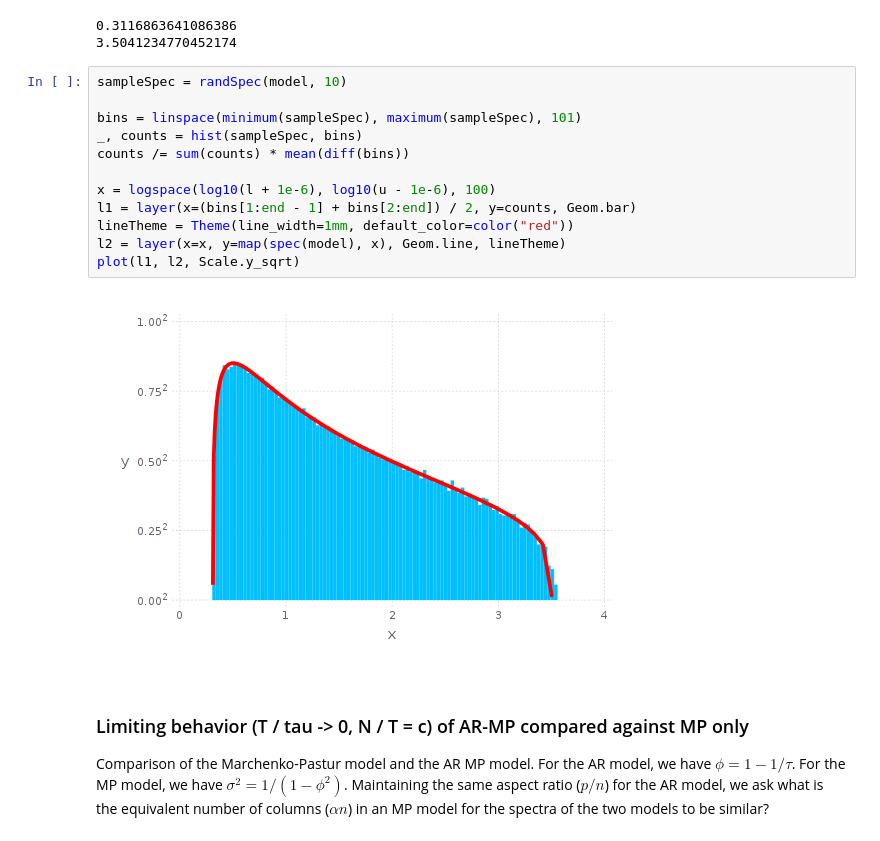
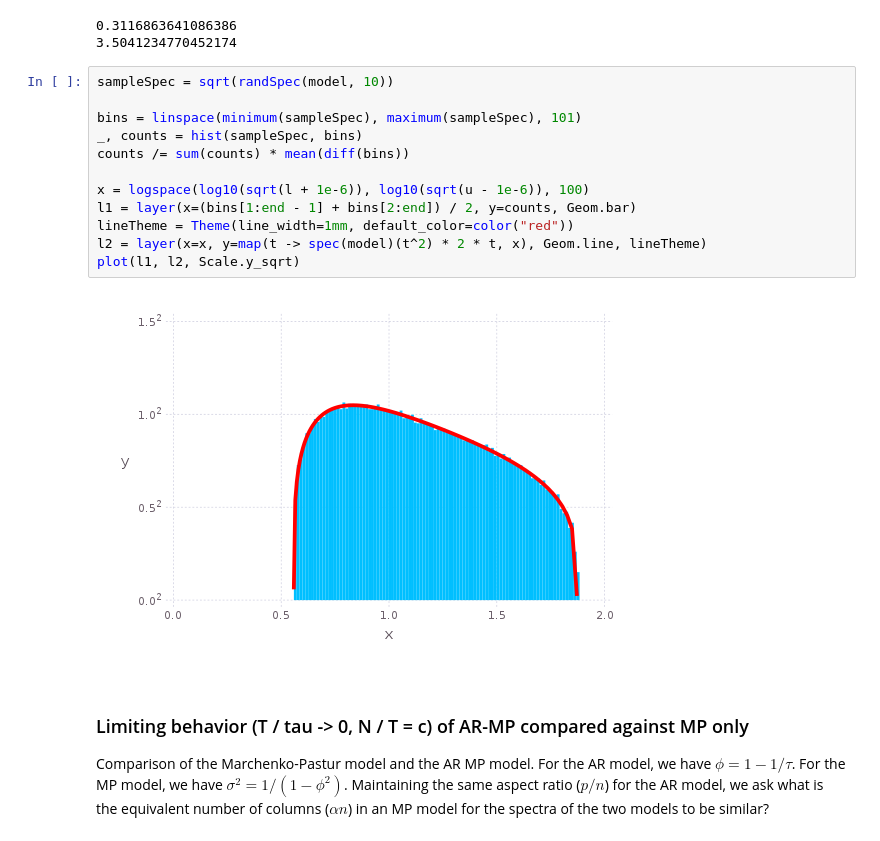
Before and after one commit to ganguli-lab/single-trial, a Jupyter notebook: AR MP.ipynb, the cells around one changed output. Cells and saved outputs as stored; diff of their text form.

```diff
--- a/AR MP.ipynb
+++ b/AR MP.ipynb
@@ -14,19 +14,19 @@ println(u);
 0.3116863641086386
 3.5041234770452174
 # %%
-sampleSpec = randSpec(model, 10)
+sampleSpec = sqrt(randSpec(model, 10))
 
 bins = linspace(minimum(sampleSpec), maximum(sampleSpec), 101)
 _, counts = hist(sampleSpec, bins)
 counts /= sum(counts) * mean(diff(bins))
 
-x = logspace(log10(l + 1e-6), log10(u - 1e-6), 100)
+x = logspace(log10(sqrt(l + 1e-6)), log10(sqrt(u - 1e-6)), 100)
 l1 = layer(x=(bins[1:end - 1] + bins[2:end]) / 2, y=counts, Geom.bar)
 lineTheme = Theme(line_width=1mm, default_color=color("red"))
-l2 = layer(x=x, y=map(spec(model), x), Geom.line, lineTheme)
+l2 = layer(x=x, y=map(t -> spec(model)(t^2) * 2 * t, x), Geom.line, lineTheme)
 plot(l1, l2, Scale.y_sqrt)
 # %% [output]
-[figure, old version]
+[figure, new version]
 # %% [markdown]
 ### Limiting behavior (T / tau -> 0, N / T = c) of AR-MP compared against MP only
 
```
Also changed, not shown: 3 other files.
